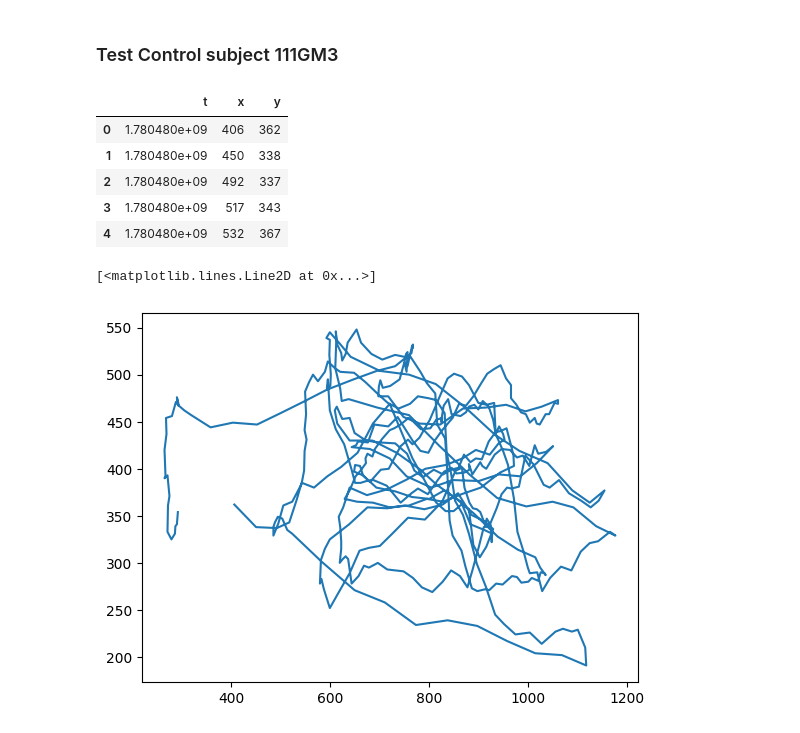
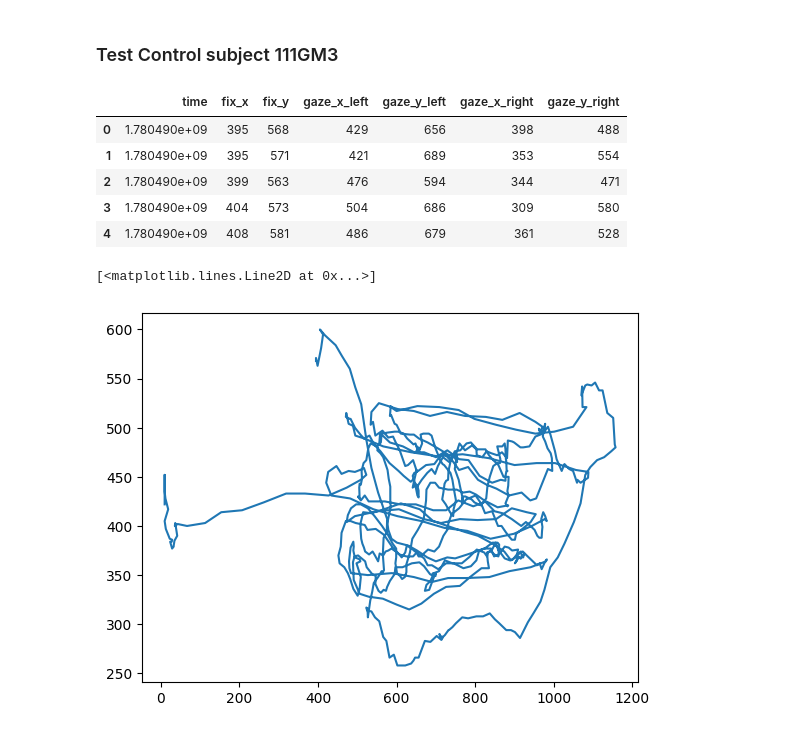
Before and after one commit to Maelle05/DyslexIA, a Jupyter notebook: eyes-tracking/exports/test-exports.ipynb, the cells around one changed output. Drawn from its saved outputs; the diff is of its cells as text; code cells hidden in the pictures.

Commit message:
export with eyes gaze separado

```diff
--- a/eyes-tracking/exports/test-exports.ipynb
+++ b/eyes-tracking/exports/test-exports.ipynb
@@ -8,22 +8,22 @@ import random
 # Find diff
 A comparison of the two datasets we found that appear to be similar
 # %%
-file = 'gaze_log (1).csv'
+file = 'gaze_log (3).csv'
 # %% [markdown]
 ### Test Control subject 111GM3
 # %%
 df = pd.read_csv(file)
 df.head()
 # %% [output]
-|  | t | x | y |
-| 0 | 1.780480e+09 | 406 | 362 |
-| 1 | 1.780480e+09 | 450 | 338 |
-| 2 | 1.780480e+09 | 492 | 337 |
-| 3 | 1.780480e+09 | 517 | 343 |
-| 4 | 1.780480e+09 | 532 | 367 |
+|  | time | fix_x | fix_y | gaze_x_left | gaze_y_left | gaze_x_right | gaze_y_right |
+| 0 | 1.780490e+09 | 395 | 568 | 429 | 656 | 398 | 488 |
+| 1 | 1.780490e+09 | 395 | 571 | 421 | 689 | 353 | 554 |
+| 2 | 1.780490e+09 | 399 | 563 | 476 | 594 | 344 | 471 |
+| 3 | 1.780490e+09 | 404 | 573 | 504 | 686 | 309 | 580 |
+| 4 | 1.780490e+09 | 408 | 581 | 486 | 679 | 361 | 528 |
 # %%
-plt.plot(df["x"], df["y"])
+plt.plot(df["fix_x"], df["fix_y"])
 # %% [output]
 [<matplotlib.lines.Line2D at 0x...>]
-[figure, old version]
+[figure, new version]
 # %%
```
Also changed, not shown: parts of 1 cell of this notebook, 2 other files.
